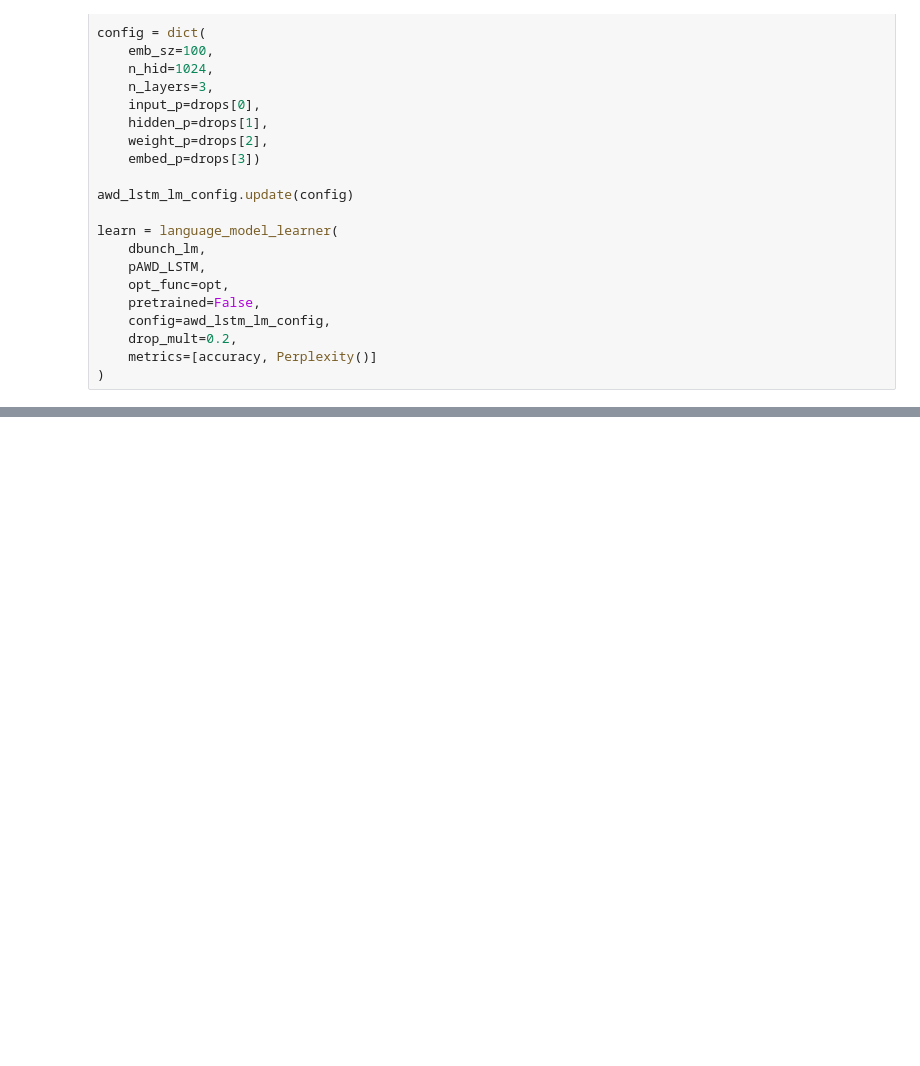
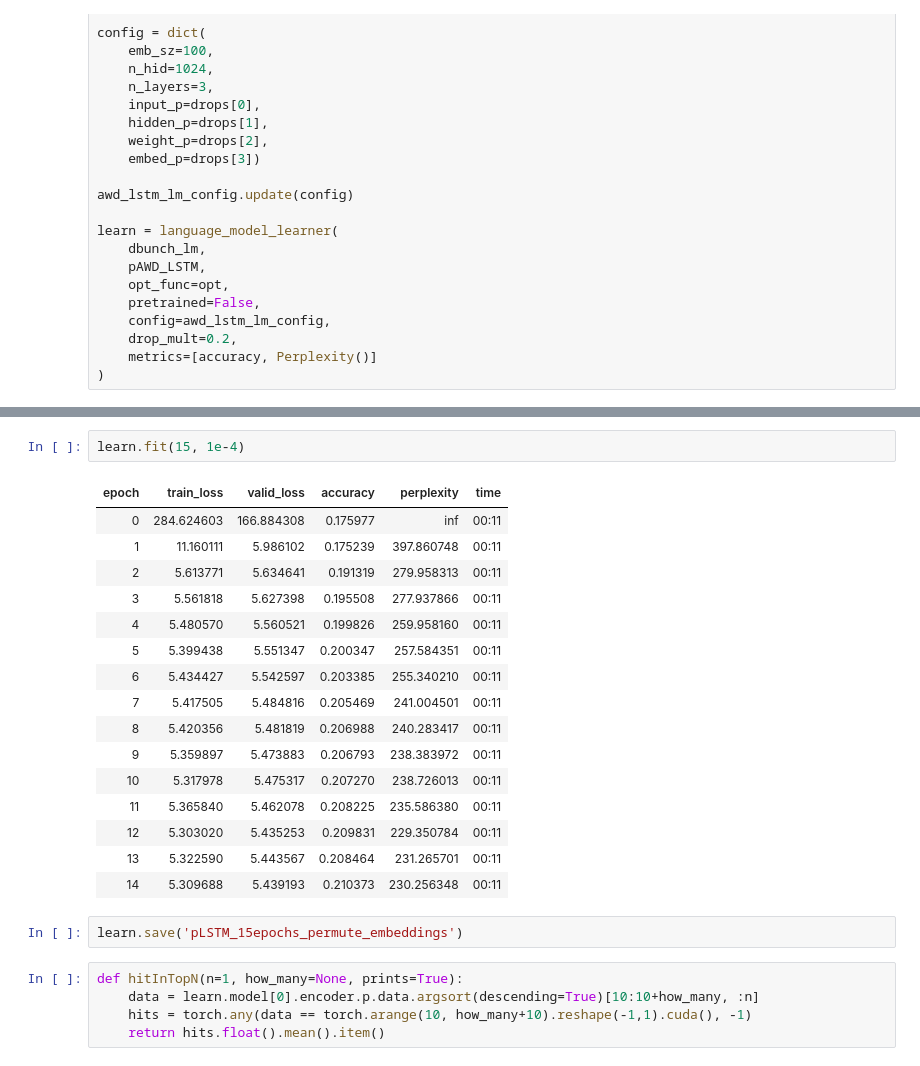
Before and after one commit to earthspecies/decoder-head-unsupervised-translation, a Jupyter notebook: language_play_v9.ipynb, the cells around one changed output, grey strips where cells are left out. Cells and saved outputs as stored; diff of their text form; blank space fills up the shorter version.

```diff
--- a/language_play_v9.ipynb
+++ b/language_play_v9.ipynb
@@ -236,0 +342,26 @@ learn.fit(5, 1e-3)
+# %%
+learn.fit(15, 1e-4)
+# %% [output]
+| epoch | train_loss | valid_loss | accuracy | perplexity | time |
+| 0 | 284.624603 | 166.884308 | 0.175977 | inf | 00:11 |
+| 1 | 11.160111 | 5.986102 | 0.175239 | 397.860748 | 00:11 |
+| 2 | 5.613771 | 5.634641 | 0.191319 | 279.958313 | 00:11 |
+| 3 | 5.561818 | 5.627398 | 0.195508 | 277.937866 | 00:11 |
+| 4 | 5.480570 | 5.560521 | 0.199826 | 259.958160 | 00:11 |
+| 5 | 5.399438 | 5.551347 | 0.200347 | 257.584351 | 00:11 |
+| 6 | 5.434427 | 5.542597 | 0.203385 | 255.340210 | 00:11 |
+| 7 | 5.417505 | 5.484816 | 0.205469 | 241.004501 | 00:11 |
+| 8 | 5.420356 | 5.481819 | 0.206988 | 240.283417 | 00:11 |
+| 9 | 5.359897 | 5.473883 | 0.206793 | 238.383972 | 00:11 |
+| 10 | 5.317978 | 5.475317 | 0.207270 | 238.726013 | 00:11 |
+| 11 | 5.365840 | 5.462078 | 0.208225 | 235.586380 | 00:11 |
+| 12 | 5.303020 | 5.435253 | 0.209831 | 229.350784 | 00:11 |
+| 13 | 5.322590 | 5.443567 | 0.208464 | 231.265701 | 00:11 |
+| 14 | 5.309688 | 5.439193 | 0.210373 | 230.256348 | 00:11 |
+# %%
+learn.save('pLSTM_15epochs_permute_embeddings')
+# %%
+def hitInTopN(n=1, how_many=None, prints=True):
+    data = learn.model[0].encoder.p.data.argsort(descending=True)[10:10+how_many, :n]
+    hits = torch.any(data == torch.arange(10, how_many+10).reshape(-1,1).cuda(), -1)
+    return hits.float().mean().item()
```
Also changed, not shown: parts of 41 cells of this notebook.
